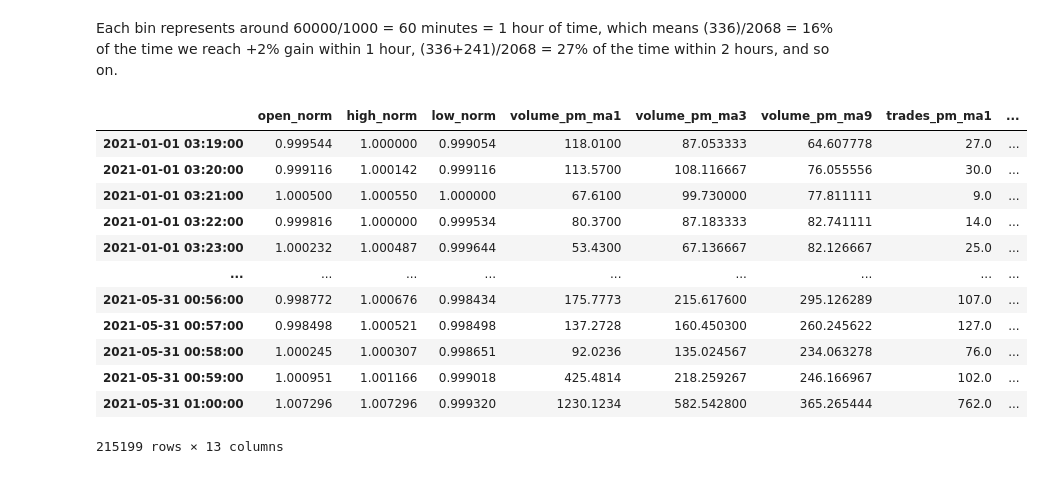
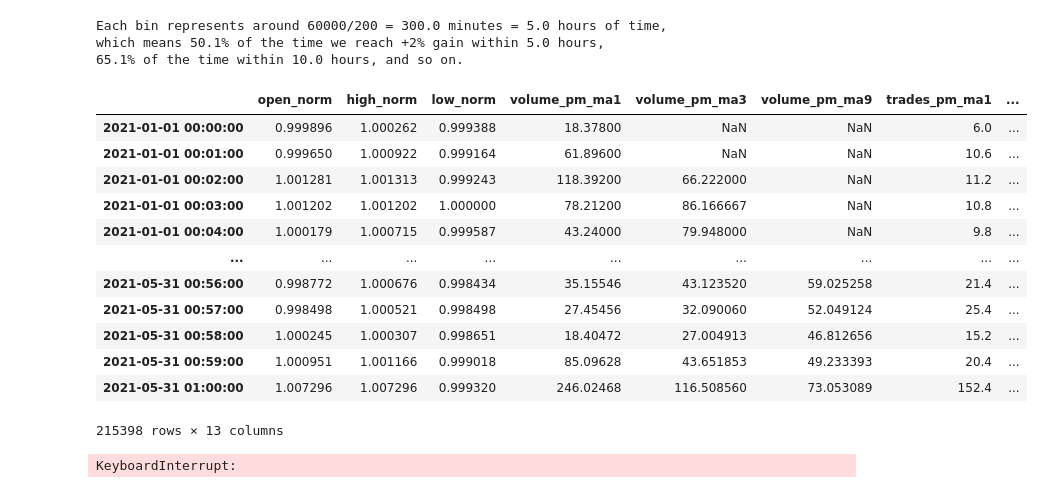
Before and after one commit to mommi84/hypeminer, a Jupyter notebook: notebooks/Probabilistic.ipynb, the cells around one changed output. Drawn from its saved outputs; the diff is of its cells as text; code cells hidden in the pictures.

```diff
--- a/notebooks/Probabilistic.ipynb
+++ b/notebooks/Probabilistic.ipynb
@@ -4,8 +8,11 @@ from hypecommons import plot as hyplot
 
 from datetime import datetime, timedelta
 # %%
-freq = 1
-TARGET = 0.02
+SYMBOL = 'BNBBUSD'
+FREQ = 1
+START = '20210101000000'
+TARGET = 1.02
+DAYS = 150
 # %%
-df = download_history_fast('BNBBUSD', '20210101000000', freq=freq, days=150)
+df = download_history_fast(SYMBOL, START, freq=FREQ, days=DAYS)
 # %%
@@ -65,5 +81,11 @@ First 10 bins: [336. 241. 174. 125. 114.  97.  71.  61.  51.  37.]
-# %% [markdown]
-Each bin represents around 60000/1000 = 60 minutes = 1 hour of time, which means (336)/2068 = 16% of the time we reach +2% gain within 1 hour, (336+241)/2068 = 27% of the time within 2 hours, and so on.
+# %%
+print(f"Each bin represents around 60000/{n_bins} = {60000/n_bins} minutes = {60000/n_bins/60} hours of time,\n"
+      f"which means {sum(hist_x[:1])/len(mins2tgt)*100:.1f}% of the time we reach +2% gain within {60000/n_bins/60} hours,\n"
+      f"{sum(hist_x[:2])/len(mins2tgt)*100:.1f}% of the time within {2*60000/n_bins/60} hours, and so on.")
+# %% [output]
+Each bin represents around 60000/200 = 300.0 minutes = 5.0 hours of time,
+which means 50.1% of the time we reach +2% gain within 5.0 hours,
+65.1% of the time within 10.0 hours, and so on.
 # %%
 def ema(data, n):
     alpha = 2 / (1 + n)
@@ -71,43 +93,57 @@ def ema(data, n):
 
 def normalise(df_orig):
     df = df_orig.copy()
 
     fields = list(df)
 
     for field in fields:
         if field in ['volume', 'trades']:
             for ma in [1, 3, 9]:
                 df[f"{field}_pm_ma{ma}"] = df[field].rolling(window=ma).mean() / freq
         else:
             if field != 'close':
                 df[f"{field}_norm"] = df[field] / df['close']
 
         if field != 'close':
             df.drop(field, axis=1, inplace=True)
 
     for x in [50, 200]:
         df[f"close_ma{x}_norm"] = df['close'].rolling(window=x).mean() / df['close']
 
     for x in [12, 26]:
         df[f"close_ema{x}_norm"] = ema(df['close'], x) / df['close']
 
     df.drop('close', axis=1, inplace=True)
-    df.dropna(inplace=True)
     return df
 
 df_n = normalise(df)
 df_n
 # %% [output]
 |  | open_norm | high_norm | low_norm | volume_pm_ma1 | volume_pm_ma3 | volume_pm_ma9 | trades_pm_ma1 | ... |
-| 2021-01-01 03:19:00 | 0.999544 | 1.000000 | 0.999054 | 118.0100 | 87.053333 | 64.607778 | 27.0 | ... |
-| 2021-01-01 03:20:00 | 0.999116 | 1.000142 | 0.999116 | 113.5700 | 108.116667 | 76.055556 | 30.0 | ... |
-| 2021-01-01 03:21:00 | 1.000500 | 1.000550 | 1.000000 | 67.6100 | 99.730000 | 77.811111 | 9.0 | ... |
-| 2021-01-01 03:22:00 | 0.999816 | 1.000000 | 0.999534 | 80.3700 | 87.183333 | 82.741111 | 14.0 | ... |
-| 2021-01-01 03:23:00 | 1.000232 | 1.000487 | 0.999644 | 53.4300 | 67.136667 | 82.126667 | 25.0 | ... |
+| 2021-01-01 00:00:00 | 0.999896 | 1.000262 | 0.999388 | 18.37800 | NaN | NaN | 6.0 | ... |
+| 2021-01-01 00:01:00 | 0.999650 | 1.000922 | 0.999164 | 61.89600 | NaN | NaN | 10.6 | ... |
+| 2021-01-01 00:02:00 | 1.001281 | 1.001313 | 0.999243 | 118.39200 | 66.222000 | NaN | 11.2 | ... |
+| 2021-01-01 00:03:00 | 1.001202 | 1.001202 | 1.000000 | 78.21200 | 86.166667 | NaN | 10.8 | ... |
+| 2021-01-01 00:04:00 | 1.000179 | 1.000715 | 0.999587 | 43.24000 | 79.948000 | NaN | 9.8 | ... |
 | ... | ... | ... | ... | ... | ... | ... | ... | ... |
-| 2021-05-31 00:56:00 | 0.998772 | 1.000676 | 0.998434 | 175.7773 | 215.617600 | 295.126289 | 107.0 | ... |
-| 2021-05-31 00:57:00 | 0.998498 | 1.000521 | 0.998498 | 137.2728 | 160.450300 | 260.245622 | 127.0 | ... |
-| 2021-05-31 00:58:00 | 1.000245 | 1.000307 | 0.998651 | 92.0236 | 135.024567 | 234.063278 | 76.0 | ... |
-| 2021-05-31 00:59:00 | 1.000951 | 1.001166 | 0.999018 | 425.4814 | 218.259267 | 246.166967 | 102.0 | ... |
-| 2021-05-31 01:00:00 | 1.007296 | 1.007296 | 0.999320 | 1230.1234 | 582.542800 | 365.265444 | 762.0 | ... |
+| 2021-05-31 00:56:00 | 0.998772 | 1.000676 | 0.998434 | 35.15546 | 43.123520 | 59.025258 | 21.4 | ... |
+| 2021-05-31 00:57:00 | 0.998498 | 1.000521 | 0.998498 | 27.45456 | 32.090060 | 52.049124 | 25.4 | ... |
+| 2021-05-31 00:58:00 | 1.000245 | 1.000307 | 0.998651 | 18.40472 | 27.004913 | 46.812656 | 15.2 | ... |
+| 2021-05-31 00:59:00 | 1.000951 | 1.001166 | 0.999018 | 85.09628 | 43.651853 | 49.233393 | 20.4 | ... |
+| 2021-05-31 01:00:00 | 1.007296 | 1.007296 | 0.999320 | 246.02468 | 116.508560 | 73.053089 | 152.4 | ... |
-215199 rows × 13 columns
+215398 rows × 13 columns
+# %%
+from joblib import Parallel, delayed
+
+def compute_mins(i):
+    t, y = minutes_to_target(df, i, target=TARGET)
+    if y:
+        return y
+    else:
+        return 120000
+
+mins2tgt = Parallel(n_jobs=6)(delayed(compute_mins)(i) for i in tqdm(range(len(df))))
+
+df_n['mins2tgt'] = mins2tgt
+# %% [output]
+KeyboardInterrupt:
```
Also changed, not shown: parts of 11 cells of this notebook.
